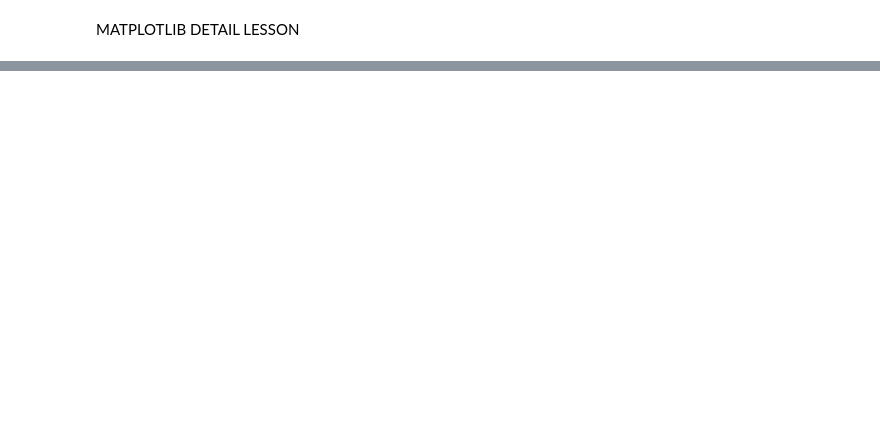
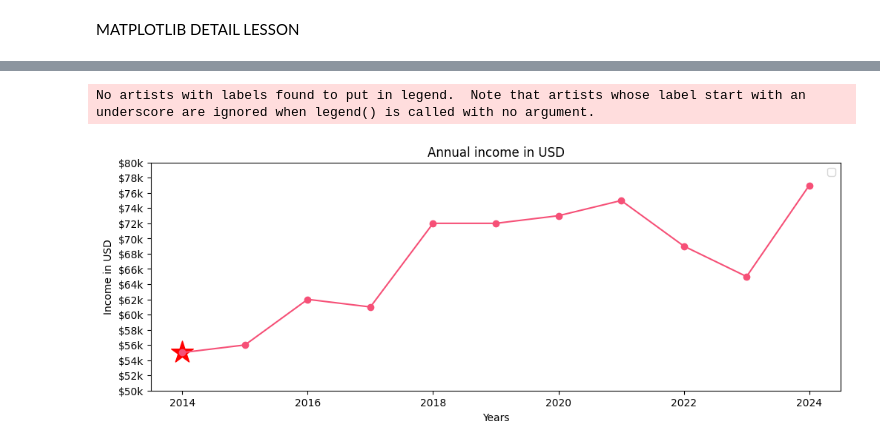
Before and after one commit to SoRaz049/Lesson, a Jupyter notebook: Learning/Matplot_learning.ipynb, the cells around one changed output, grey strips where cells are left out. Saved outputs shown, nothing was run; the diff lists cells and outputs as text; code cells hidden in the pictures; blank space fills up the shorter version.

```diff
--- a/Learning/Matplot_learning.ipynb
+++ b/Learning/Matplot_learning.ipynb
@@ -82,0 +110,18 @@ plt.show()
+# %%
+
+years_income = [2014, 2015, 2016, 2017, 2018, 2019, 2020, 2021, 2022, 2023, 2024]
+income = [55, 56, 62, 61, 72, 72, 73, 75, 69, 65, 77]
+income_ticks = list(range(50, 81, 2))
+
+plt.figure(figsize=(12, 4))
+plt.plot(years_income, income, color="#f65077", marker='o', linestyle='-')
+plt.scatter(years_income[0], income[0], color='red', marker='*', s=500)
+plt.xlabel("Years")
+plt.ylabel("Income in USD")
+plt.title("Annual income in USD")
+plt.yticks(income_ticks, [f"${x}k" for x in income_ticks])
+plt.legend()
+plt.show()
+# %% [output]
+No artists with labels found to put in legend.  Note that artists whose label start with an underscore are ignored when legend() is called with no argument.
+[figure, added]
```
Also changed, not shown: parts of 13 cells of this notebook, 1 other file.
